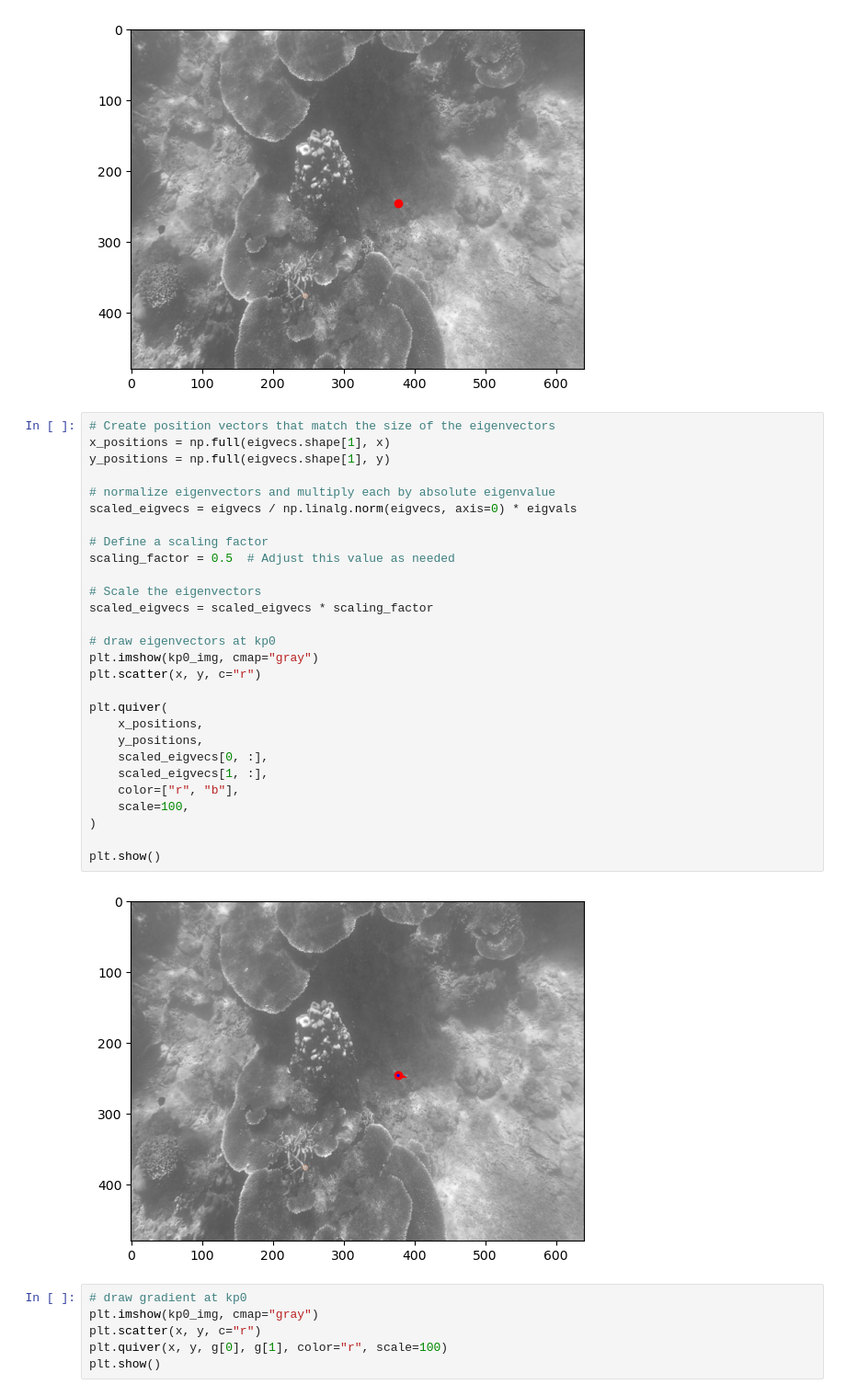
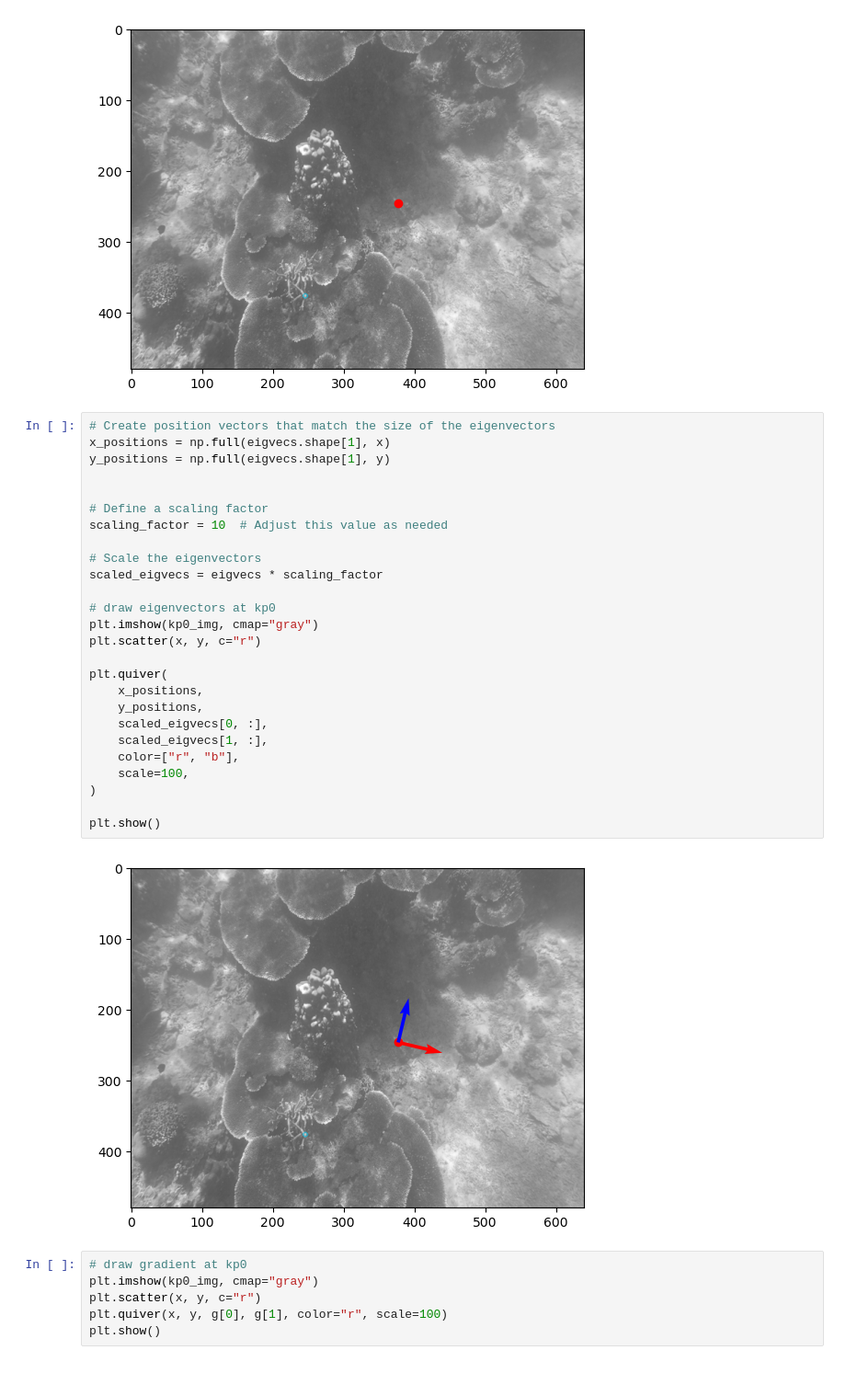
Before and after one commit to SushiOfDestiny/Data_Sophia_Aquatic_SIFT, a Jupyter notebook: visualise_hessian/visualize_hessian.ipynb, the cells around one changed output. Shown at 92% size. Drawn from its saved outputs; the diff is of its cells as text.

```diff
--- a/visualise_hessian/visualize_hessian.ipynb
+++ b/visualise_hessian/visualize_hessian.ipynb
@@ -93,33 +95,31 @@ Eigenvectors:  [[ 0.97324899  0.22975292]
 # %%
 # Create position vectors that match the size of the eigenvectors
 x_positions = np.full(eigvecs.shape[1], x)
 y_positions = np.full(eigvecs.shape[1], y)
 
-# normalize eigenvectors and multiply each by absolute eigenvalue
-scaled_eigvecs = eigvecs / np.linalg.norm(eigvecs, axis=0) * eigvals
 
 # Define a scaling factor
-scaling_factor = 0.5  # Adjust this value as needed
+scaling_factor = 10  # Adjust this value as needed
 
 # Scale the eigenvectors
-scaled_eigvecs = scaled_eigvecs * scaling_factor
+scaled_eigvecs = eigvecs * scaling_factor
 
 # draw eigenvectors at kp0
 plt.imshow(kp0_img, cmap="gray")
 plt.scatter(x, y, c="r")
 
 plt.quiver(
     x_positions,
     y_positions,
     scaled_eigvecs[0, :],
     scaled_eigvecs[1, :],
     color=["r", "b"],
     scale=100,
 )
 
 plt.show()
 # %% [output]
-[figure, old version]
+[figure, new version]
 # %%
 # draw gradient at kp0
 plt.imshow(kp0_img, cmap="gray")
```
Also changed, not shown: parts of 10 cells of this notebook, 11 other files.
